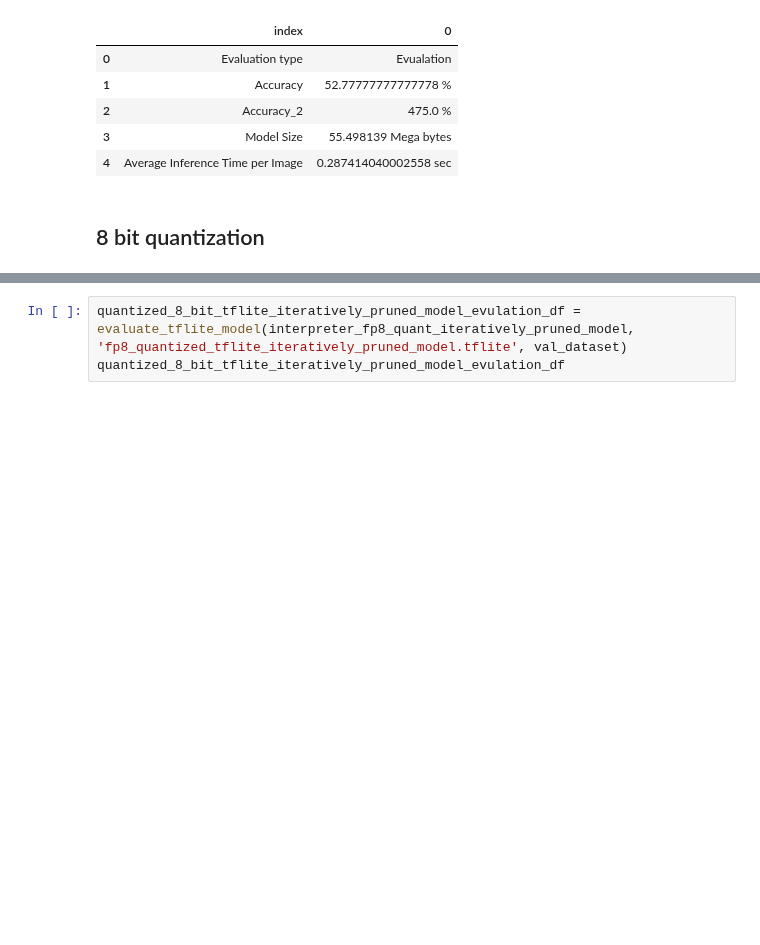
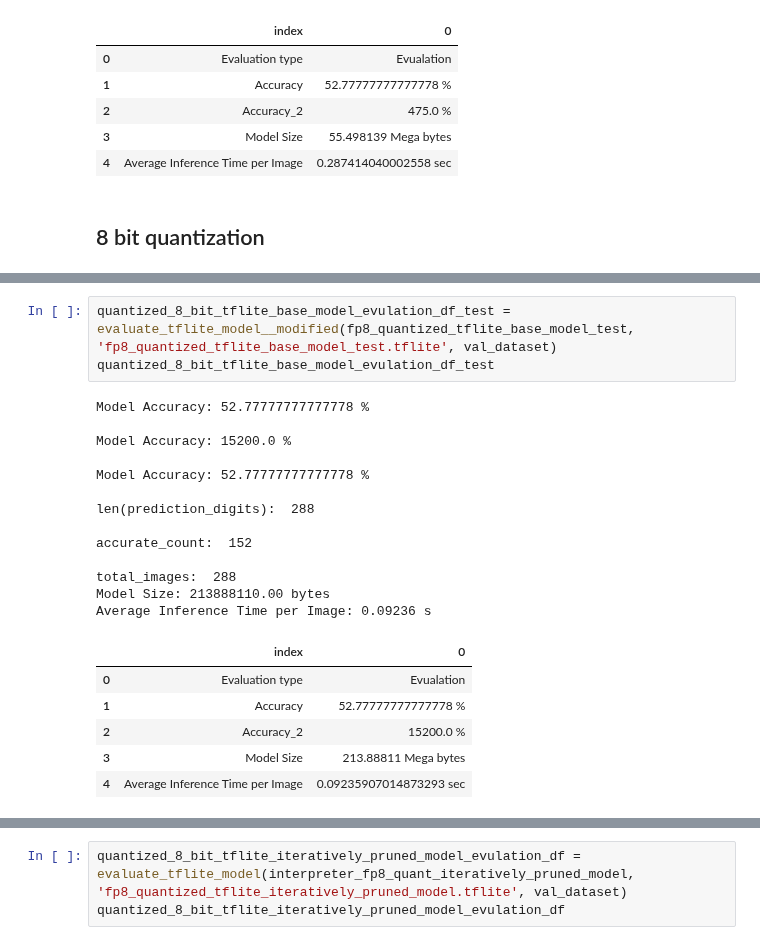
Before and after one commit to nagusubra/Solar_panel_dust_detection, a Jupyter notebook: Final_report.ipynb, the cells around one changed output, grey strips where cells are left out. Saved outputs shown, nothing was run; the diff lists cells and outputs as text; blank space fills up the shorter version.

```diff
--- a/Final_report.ipynb
+++ b/Final_report.ipynb
@@ -728,0 +882,23 @@ Average Inference Time per Image: 0.05444 s
+# %%
+quantized_8_bit_tflite_base_model_evulation_df_test = evaluate_tflite_model__modified(fp8_quantized_tflite_base_model_test, 'fp8_quantized_tflite_base_model_test.tflite', val_dataset)
+quantized_8_bit_tflite_base_model_evulation_df_test
+# %% [output]
+Model Accuracy: 52.77777777777778 %
+
+Model Accuracy: 15200.0 %
+
+Model Accuracy: 52.77777777777778 %
+
+len(prediction_digits):  288
+
+accurate_count:  152
+
+total_images:  288
+Model Size: 213888110.00 bytes
+Average Inference Time per Image: 0.09236 s
+|  | index | 0 |
+| 0 | Evaluation type | Evualation |
+| 1 | Accuracy | 52.77777777777778 % |
+| 2 | Accuracy_2 | 15200.0 % |
+| 3 | Model Size | 213.88811 Mega bytes |
+| 4 | Average Inference Time per Image | 0.09235907014873293 sec |
```
Also changed, not shown: parts of 14 cells of this notebook.
